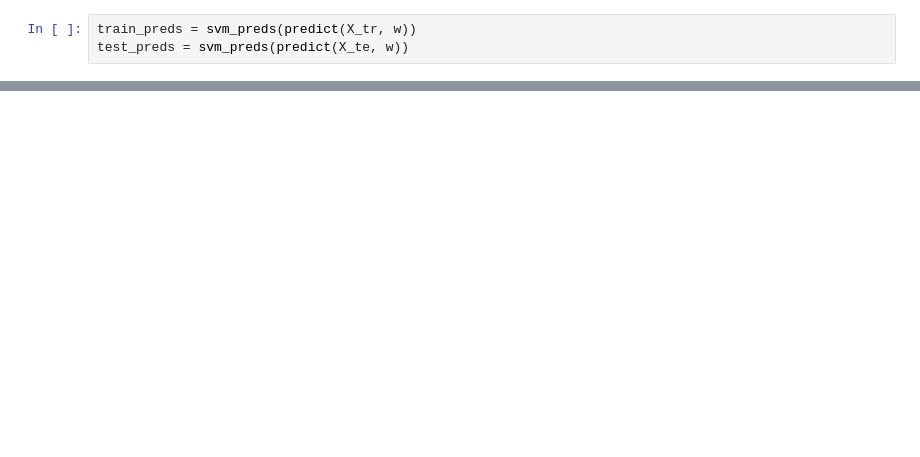
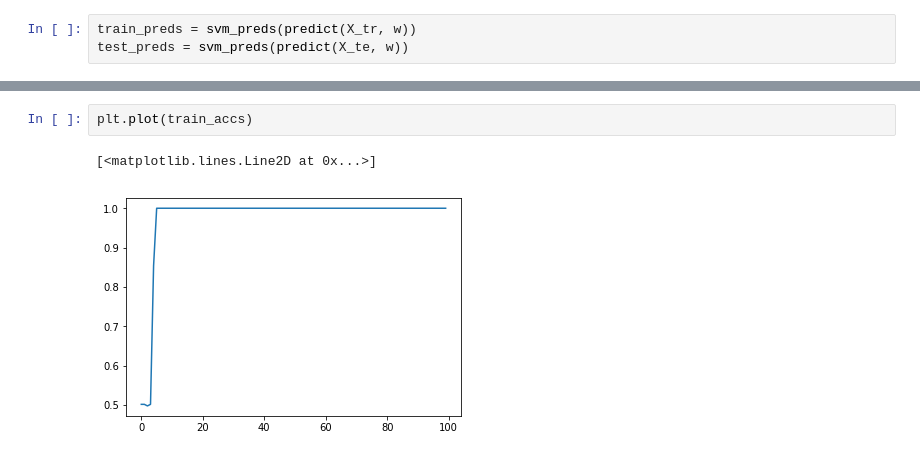
Before and after one commit to sashlinreddy/ml-notebooks, a Jupyter notebook: svm/pegasos-binary.ipynb, the cells around one changed output, grey strips where cells are left out. Drawn from its saved outputs; the diff is of its cells as text; blank space fills up the shorter version.

```diff
--- a/svm/pegasos-binary.ipynb
+++ b/svm/pegasos-binary.ipynb
@@ -127,0 +222,5 @@ plt.plot(train_accs)
+# %%
+plt.plot(train_accs)
+# %% [output]
+[<matplotlib.lines.Line2D at 0x...>]
+[figure, added]
```
Also changed, not shown: parts of 13 cells of this notebook.
